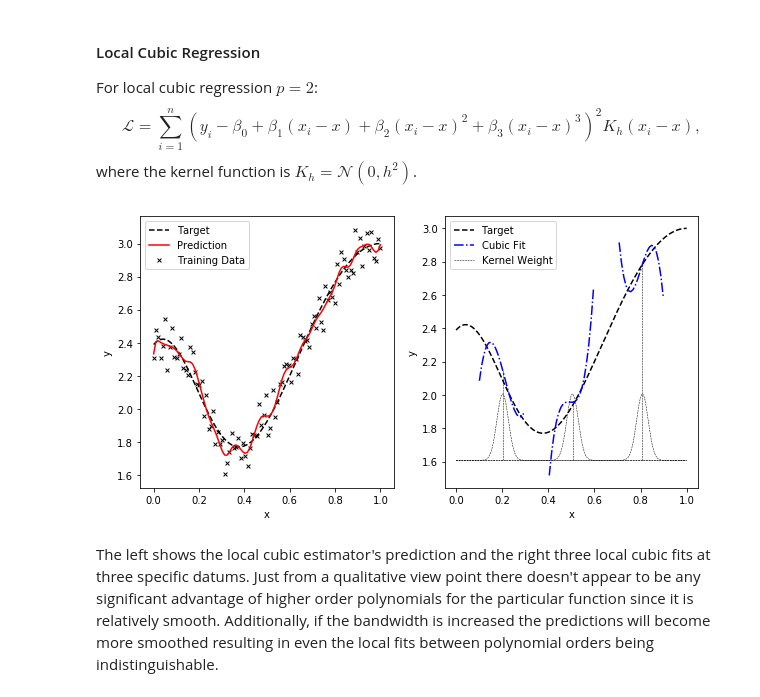
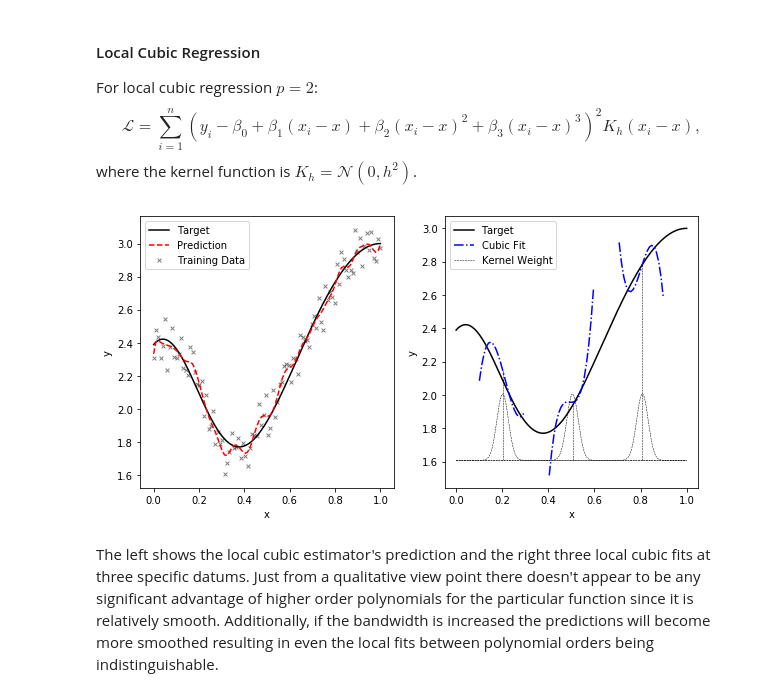
Before and after one commit to NickGeneva/kernel_smoothers, a Jupyter notebook: 06_local_quadratic_regression.ipynb, the cells around one changed output. Cells and saved outputs as stored; diff of their text form; code cells hidden in the pictures.

```diff
--- a/06_local_quadratic_regression.ipynb
+++ b/06_local_quadratic_regression.ipynb
@@ -110,38 +110,38 @@ ax.append(plt.subplot2grid((1, 2), (0, 0)))
 ax.append(plt.subplot2grid((1, 2), (0, 1)))
 
 # Plot target
 x_target = np.linspace(0,1,200)
 y_target = 2*np.exp(-x_target**2/(0.3**2)) + 3*np.exp(-(x_target-1)**2/(0.7**2))
-ax[0].plot(x_target, y_target, '--', color='k', label='Target')
+ax[0].plot(x_target, y_target, '-', color='k', label='Target')
 
 # Plot training data
-ax[0].scatter(x_train, Y, c='k', s=15.0, marker='x', linewidth=1.0, label='Training Data')
+ax[0].scatter(x_train, Y, c='k', s=15.0, marker='x', linewidth=1.0, label='Training Data', alpha=0.5)
 
 # Plot local linear kernel estimate
 # Recall that the prediction at each point is simply the intercept value beta0
-ax[0].plot(x_pred, betas[:,0], '-', color='r', label='Prediction')
+ax[0].plot(x_pred, betas[:,0], '--', color='r', label='Prediction')
 ax[0].set_xlabel('x')
 ax[0].set_ylabel('y')
 ax[0].legend()
 
 # Plot several local cubic fits
-p1, = ax[1].plot(x_target, y_target, '--', color='k', label='Target')
+p1, = ax[1].plot(x_target, y_target, '-', color='k', label='Target')
 idxs = [int(n_pred/5), int(n_pred/2), int(4*n_pred/5)]
 for i, idx in enumerate(idxs):
     x_cen = x_pred[idx]
     x_loc = x_pred[idx-int(n_pred/10):idx+int(n_pred/10)]
     y_loc = betas[idx,0]+betas[idx,1]*(x_loc - x_cen) + betas[idx,2]*(x_loc - x_cen)**2 +\
         betas[idx,3]*(x_loc - x_cen)**3
     p2, = ax[1].plot(x_loc, y_loc, '-.', color='b')
     p3, = ax[1].plot(x_target, 0.025*norm.pdf(x_target-x_cen, loc=0, scale=h)+np.min(Y), '--', color='k', linewidth=0.5)
     ax[1].plot([x_cen,x_cen], [np.min(Y), betas[idx,0]], '--', color='k', linewidth=0.5) # center line
 
 ax[1].set_xlabel('x')
 ax[1].set_ylabel('y')
 ax[1].legend((p1,p2,p3),('Target', 'Cubic Fit', 'Kernel Weight'))
 plt.show()
 # %% [output]
-[figure, old version]
+[figure, new version]
 # %% [markdown]
 The left shows the local cubic estimator's prediction and the right three local cubic fits at three specific datums.
 Just from a qualitative view point there doesn't appear to be any significant advantage of higher order polynomials for the particular function since it is relatively smooth.
```
Also changed, not shown: parts of 2 cells of this notebook, 7 other files.
